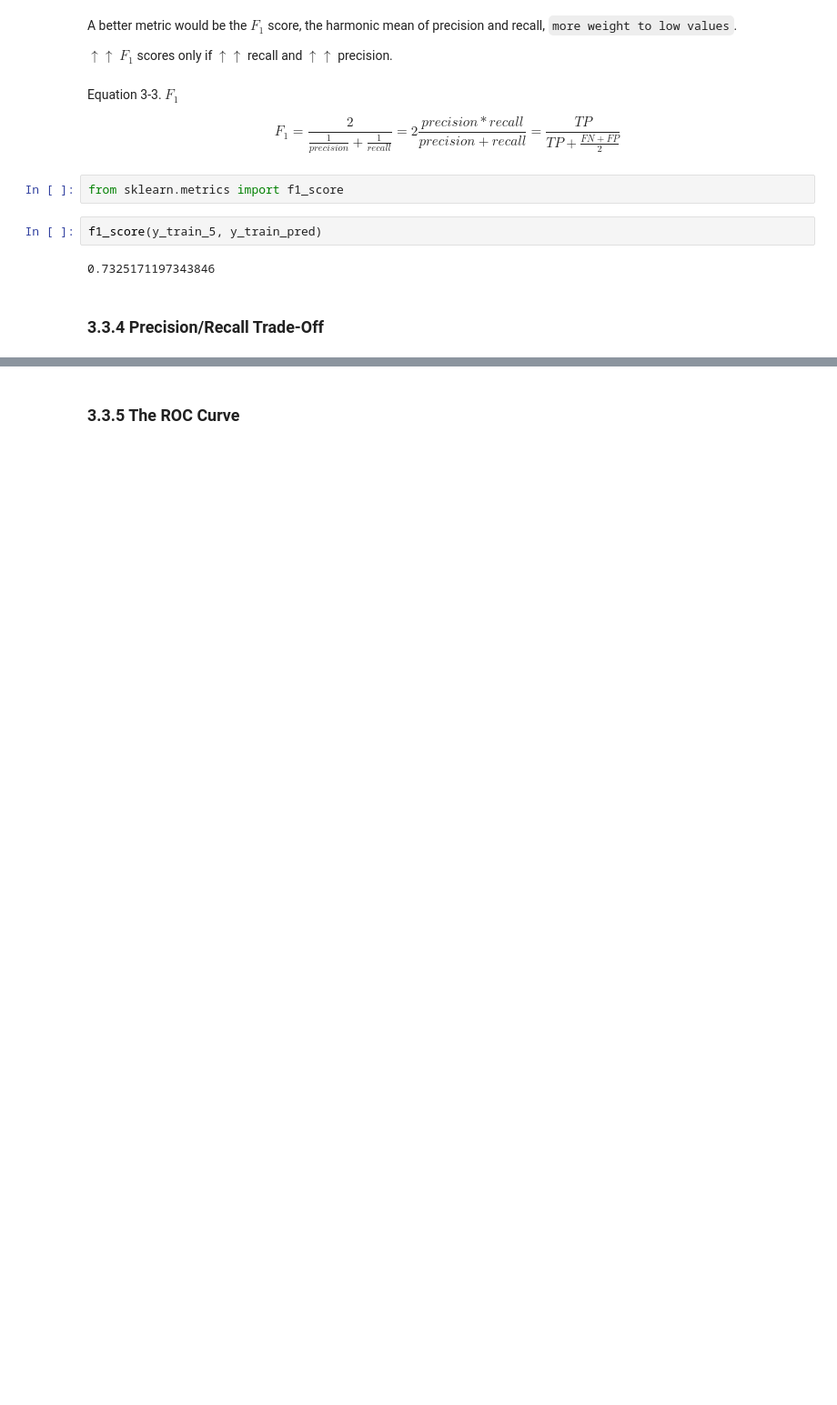
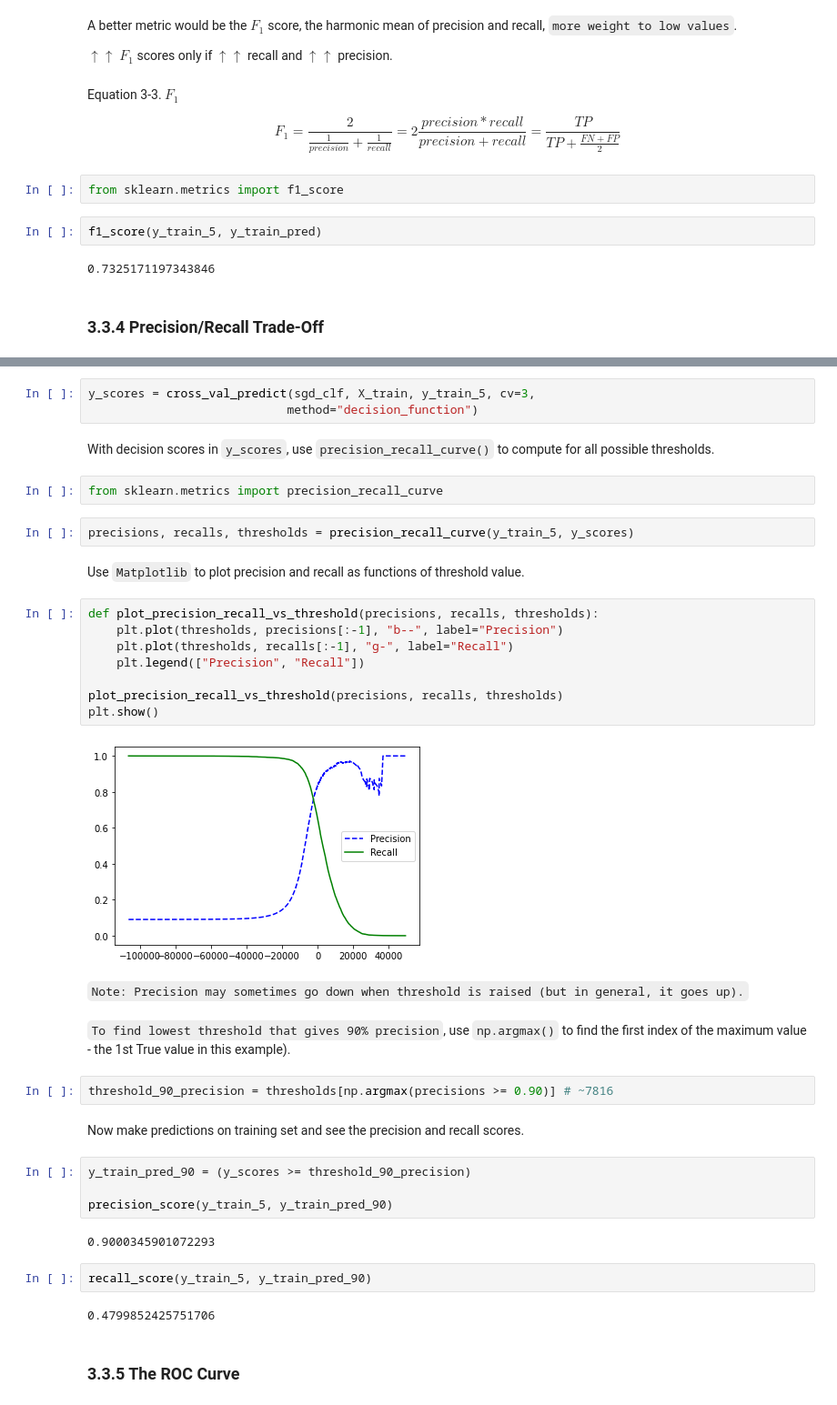
Before and after one commit to Brandon-Luong/Hands-On-Machine-Learning, a Jupyter notebook: 3-Classification.ipynb, the cells around one changed output, grey strips where cells are left out. Shown at 91% size. Cells and saved outputs as stored; diff of their text form; blank space fills up the shorter version.

Commit message:
Finish 3.3.4 Precision/Recall TradeOff, 3.3.5 ROC

```diff
--- a/3-Classification.ipynb
+++ b/3-Classification.ipynb
@@ -217,2 +248,41 @@ f1_score(y_train_5, y_train_pred)
+# %%
+y_scores = cross_val_predict(sgd_clf, X_train, y_train_5, cv=3,
+                            method="decision_function")
+# %% [markdown]
+With decision scores in `y_scores`, use `precision_recall_curve()` to compute for all possible thresholds.
+# %%
+from sklearn.metrics import precision_recall_curve
+# %%
+precisions, recalls, thresholds = precision_recall_curve(y_train_5, y_scores)
+# %% [markdown]
+Use `Matplotlib` to plot precision and recall as functions of threshold value.
+# %%
+def plot_precision_recall_vs_threshold(precisions, recalls, thresholds):
+    plt.plot(thresholds, precisions[:-1], "b--", label="Precision")
+    plt.plot(thresholds, recalls[:-1], "g-", label="Recall")
+    plt.legend(["Precision", "Recall"])
+
+plot_precision_recall_vs_threshold(precisions, recalls, thresholds)
+plt.show()
+# %% [output]
+[figure, added]
+# %% [markdown]
+`Note: Precision may sometimes go down when threshold is raised (but in general, it goes up).`
+# %% [markdown]
+`To find lowest threshold that gives 90% precision`, use `np.argmax()` to find the first index of the maximum value - the 1st True value in this example).
+# %%
+threshold_90_precision = thresholds[np.argmax(precisions >= 0.90)] # ~7816
+# %% [markdown]
+Now make predictions on training set and see the precision and recall scores.
+# %%
+y_train_pred_90 = (y_scores >= threshold_90_precision)
+
+precision_score(y_train_5, y_train_pred_90)
+# %% [output]
+0.9000345901072293
+# %%
+recall_score(y_train_5, y_train_pred_90)
+# %% [output]
+0.4799852425751706
 # %% [markdown]
 ### 3.3.5 The ROC Curve
```
Also changed, not shown: parts of 23 cells of this notebook.
